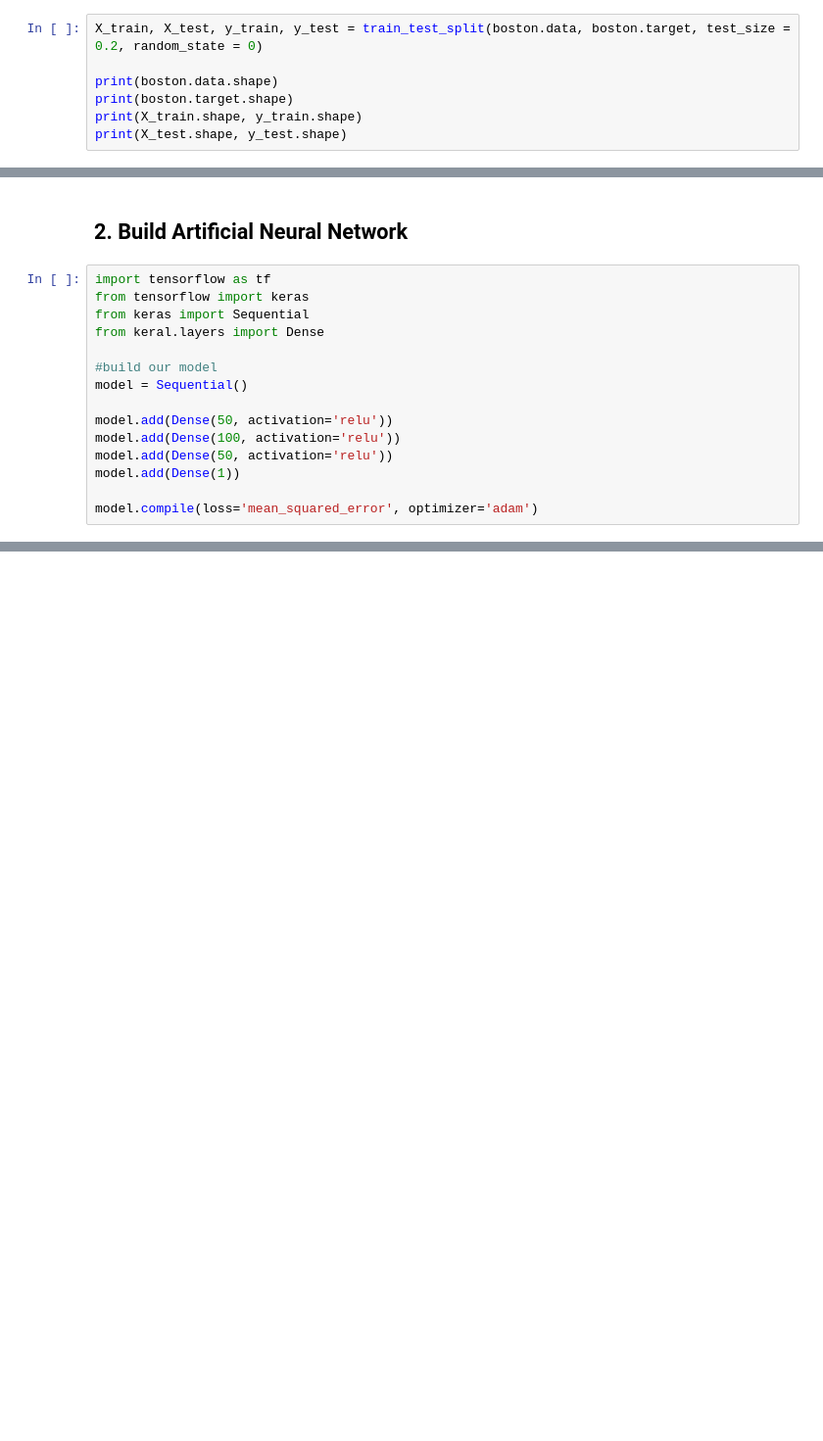
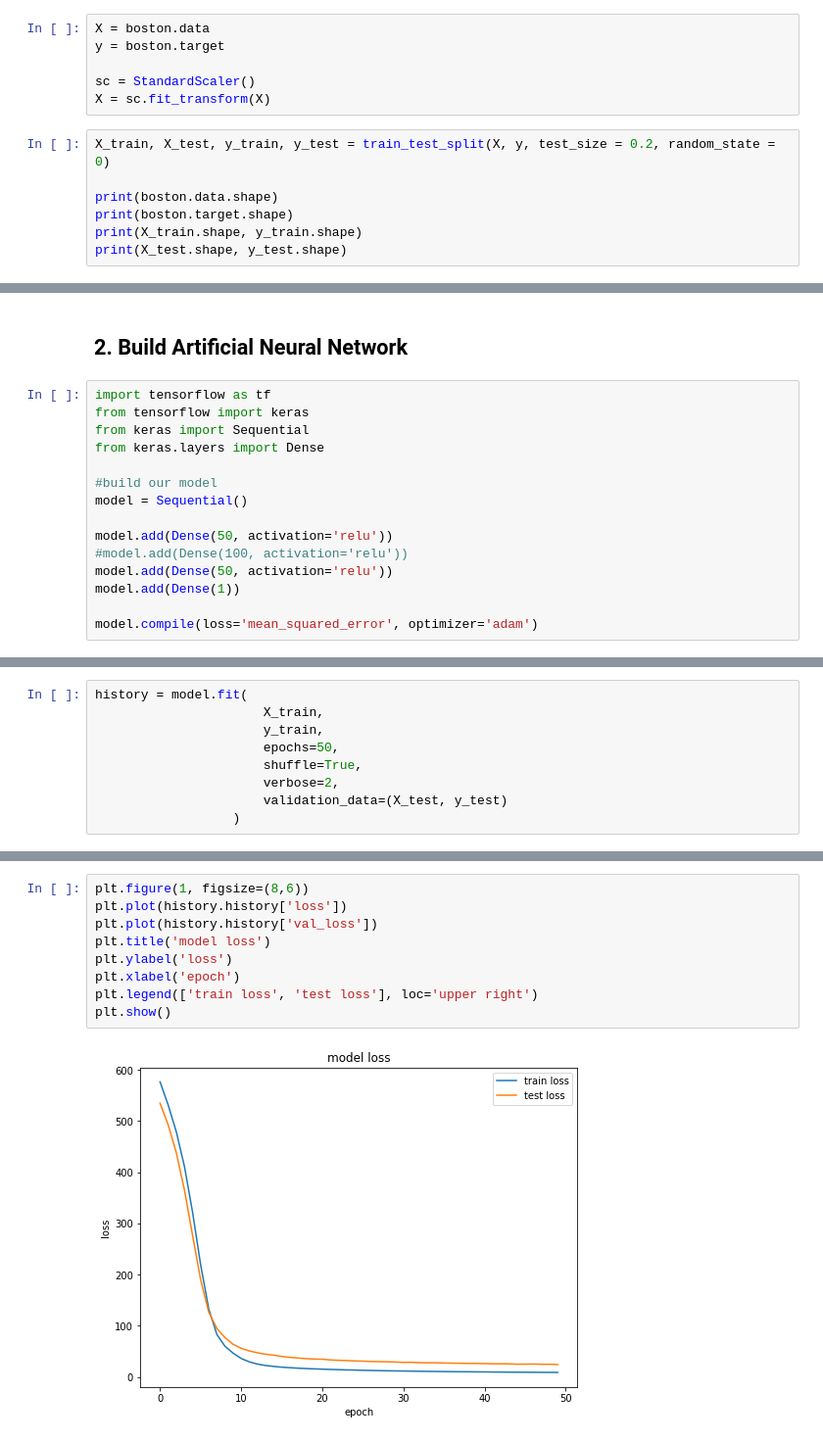
Before and after one commit to jchen8000/MachineLearning, a Jupyter notebook: Artificial Neural Network/artificial_neural_network_2.ipynb, the cells around one changed output, grey strips where cells are left out. Shown at 98% size. Drawn from its saved outputs; the diff is of its cells as text; blank space fills up the shorter version.

```diff
--- a/Artificial Neural Network/artificial_neural_network_2.ipynb
+++ b/Artificial Neural Network/artificial_neural_network_2.ipynb
@@ -28,5 +47,11 @@ print(boston.DESCR)
+# %%
+X = boston.data
+y = boston.target
+
+sc = StandardScaler()
+X = sc.fit_transform(X)
 # %%
-X_train, X_test, y_train, y_test = train_test_split(boston.data, boston.target, test_size = 0.2, random_state = 0)
+X_train, X_test, y_train, y_test = train_test_split(X, y, test_size = 0.2, random_state = 0)
 
 print(boston.data.shape)
 print(boston.target.shape)
@@ -43,13 +68,13 @@ print(X_test.shape, y_test.shape)
 import tensorflow as tf
 from tensorflow import keras
 from keras import Sequential
-from keral.layers import Dense
+from keras.layers import Dense
 
 #build our model
 model = Sequential()
 
 model.add(Dense(50, activation='relu'))
-model.add(Dense(100, activation='relu'))
+#model.add(Dense(100, activation='relu'))
 model.add(Dense(50, activation='relu'))
 model.add(Dense(1))
 
@@ -56,0 +87,9 @@ model.compile(loss='mean_squared_error', optimizer='adam')
+# %%
+history = model.fit(
+                      X_train,
+                      y_train,
+                      epochs=50,
+                      shuffle=True,
+                      verbose=2,
+                      validation_data=(X_test, y_test)
+                  )
@@ -56,0 +114,11 @@ model.compile(loss='mean_squared_error', optimizer='adam')
+# %%
+plt.figure(1, figsize=(8,6))
+plt.plot(history.history['loss'])
+plt.plot(history.history['val_loss'])
+plt.title('model loss')
+plt.ylabel('loss')
+plt.xlabel('epoch')
+plt.legend(['train loss', 'test loss'], loc='upper right')
+plt.show()
+# %% [output]
+[figure, added]
```
Also changed, not shown: parts of 8 cells of this notebook.
